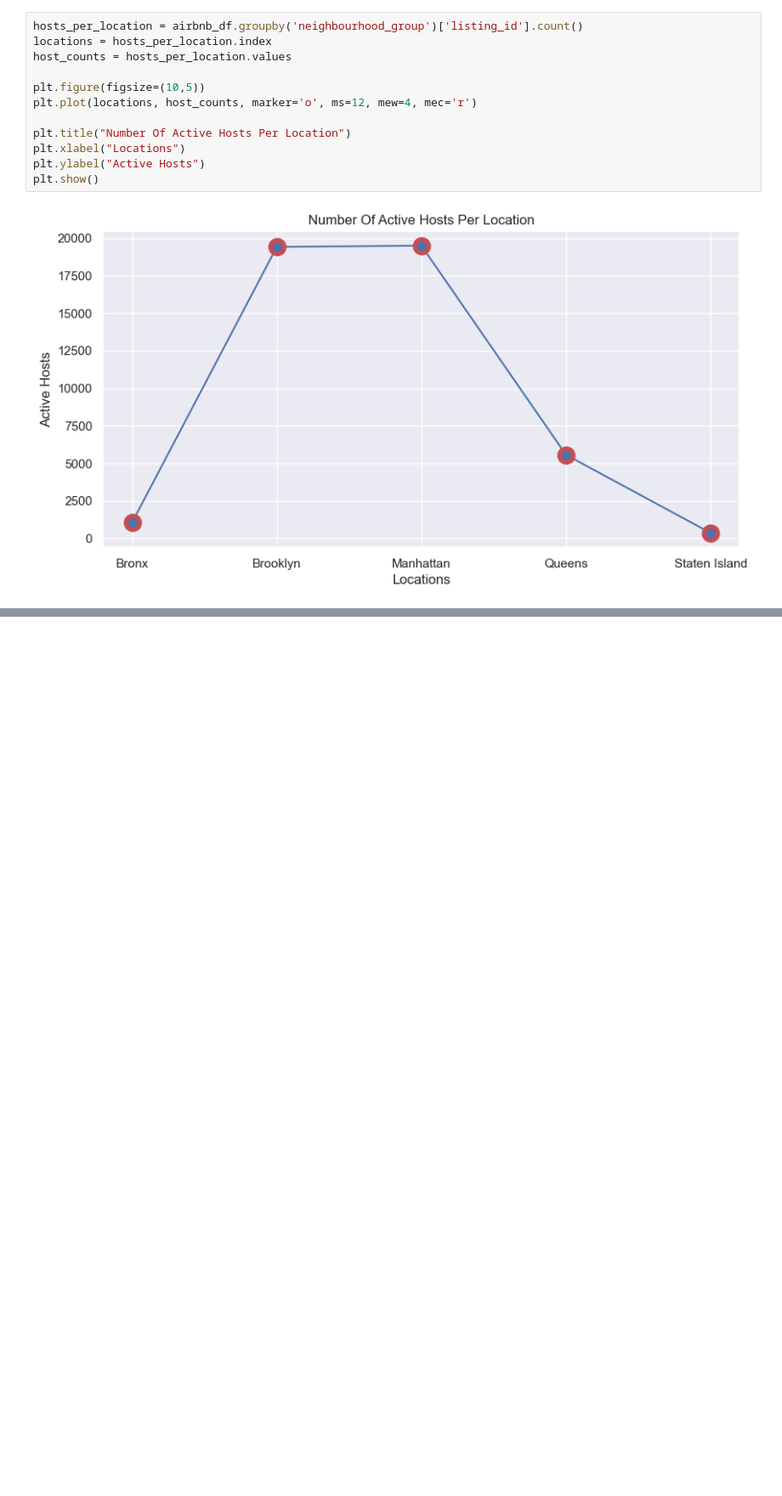
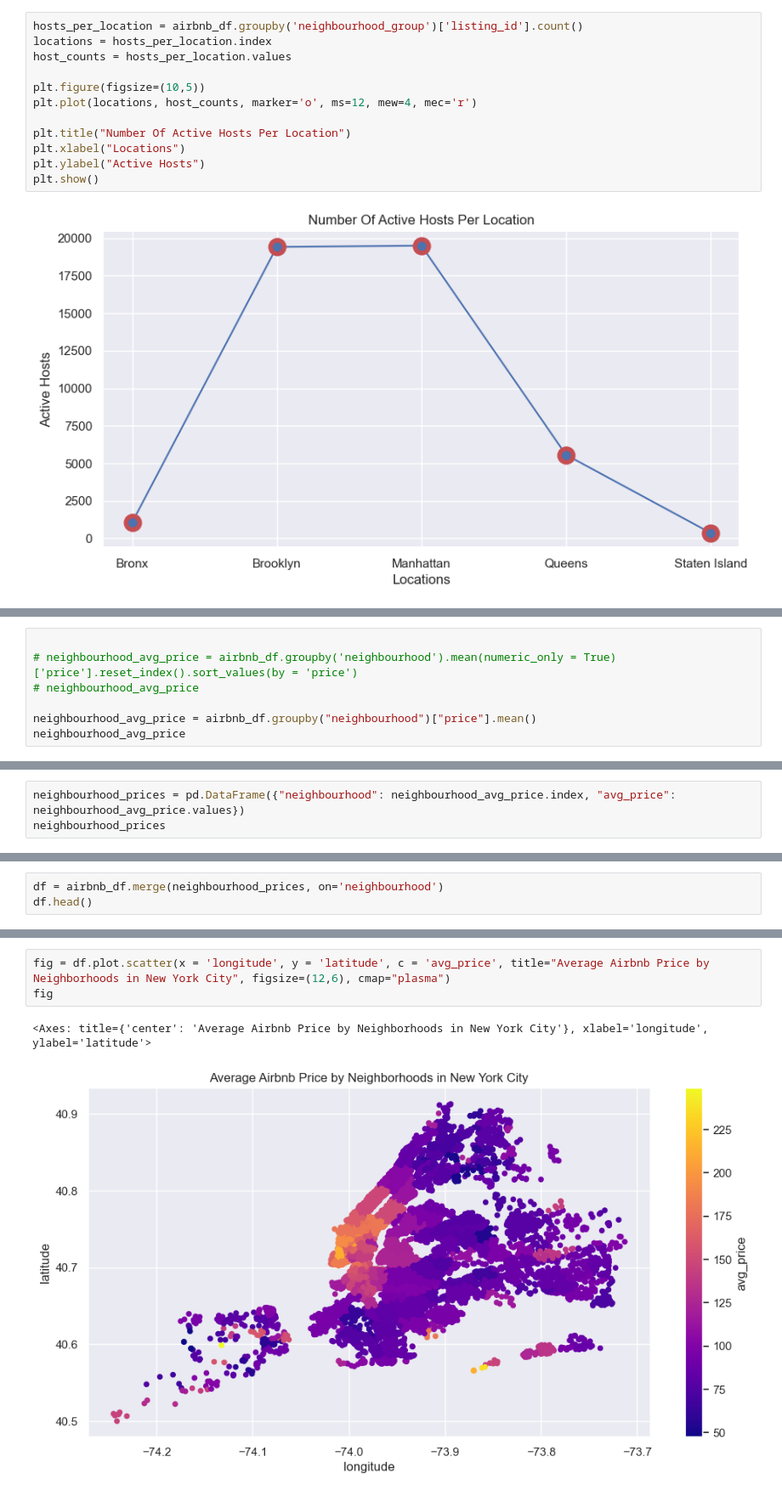
Before and after one commit to itzuditsharma/AirBnb-Exploratory-Data-Analysis, a Jupyter notebook: eda.ipynb, the cells around one changed output, grey strips where cells are left out. Shown: that part at 85% size. Saved outputs shown, nothing was run; the diff lists cells and outputs as text; blank space fills up the shorter version.

```diff
--- a/eda.ipynb
+++ b/eda.ipynb
@@ -598,0 +655,7 @@ plt.show()
+# %%
+
+# neighbourhood_avg_price = airbnb_df.groupby('neighbourhood').mean(numeric_only = True)['price'].reset_index().sort_values(by = 'price')
+# neighbourhood_avg_price
+
+neighbourhood_avg_price = airbnb_df.groupby("neighbourhood")["price"].mean()
+neighbourhood_avg_price
@@ -598,0 +676,3 @@ plt.show()
+# %%
+neighbourhood_prices = pd.DataFrame({"neighbourhood": neighbourhood_avg_price.index, "avg_price": neighbourhood_avg_price.values})
+neighbourhood_prices
@@ -598,0 +693,3 @@ plt.show()
+# %%
+df = airbnb_df.merge(neighbourhood_prices, on='neighbourhood')
+df.head()
@@ -598,0 +703,6 @@ plt.show()
+# %%
+fig = df.plot.scatter(x = 'longitude', y = 'latitude', c = 'avg_price', title="Average Airbnb Price by Neighborhoods in New York City", figsize=(12,6), cmap="plasma")
+fig
+# %% [output]
+<Axes: title={'center': 'Average Airbnb Price by Neighborhoods in New York City'}, xlabel='longitude', ylabel='latitude'>
+[figure, added]
```
Also changed, not shown: parts of 10 cells of this notebook.
